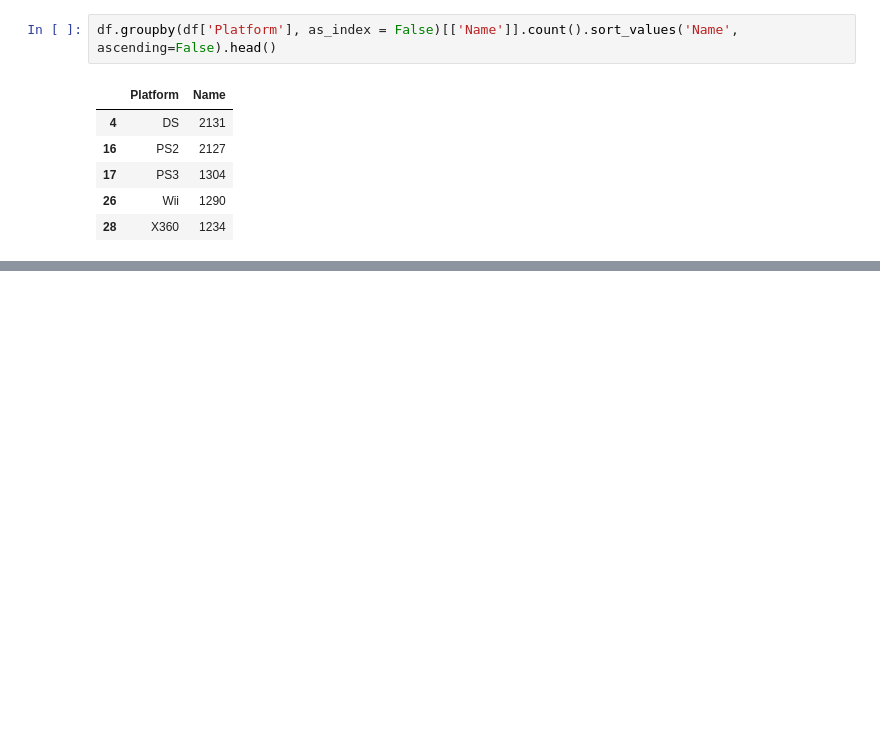
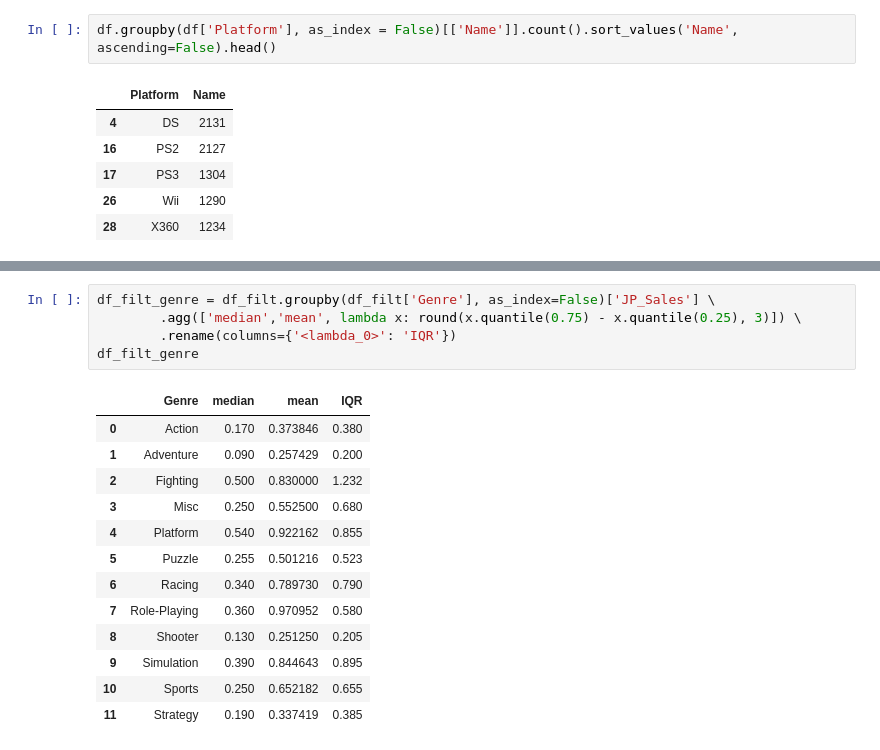
Before and after one commit to olisun-gif/Python, a Jupyter notebook: 1. Игры (games).ipynb, the cells around one changed output, grey strips where cells are left out. Drawn from its saved outputs; the diff is of its cells as text; blank space fills up the shorter version.

```diff
--- a/1. Игры (games).ipynb
+++ b/1. Игры (games).ipynb
@@ -87,0 +125,19 @@ df.groupby(df['Platform'], as_index = False)[['Name']].count().sort_values('Name
+# %%
+df_filt_genre = df_filt.groupby(df_filt['Genre'], as_index=False)['JP_Sales'] \
+        .agg(['median','mean', lambda x: round(x.quantile(0.75) - x.quantile(0.25), 3)]) \
+        .rename(columns={'<lambda_0>': 'IQR'})
+df_filt_genre
+# %% [output]
+|  | Genre | median | mean | IQR |
+| 0 | Action | 0.170 | 0.373846 | 0.380 |
+| 1 | Adventure | 0.090 | 0.257429 | 0.200 |
+| 2 | Fighting | 0.500 | 0.830000 | 1.232 |
+| 3 | Misc | 0.250 | 0.552500 | 0.680 |
+| 4 | Platform | 0.540 | 0.922162 | 0.855 |
+| 5 | Puzzle | 0.255 | 0.501216 | 0.523 |
+| 6 | Racing | 0.340 | 0.789730 | 0.790 |
+| 7 | Role-Playing | 0.360 | 0.970952 | 0.580 |
+| 8 | Shooter | 0.130 | 0.251250 | 0.205 |
+| 9 | Simulation | 0.390 | 0.844643 | 0.895 |
+| 10 | Sports | 0.250 | 0.652182 | 0.655 |
+| 11 | Strategy | 0.190 | 0.337419 | 0.385 |
```
Also changed, not shown: parts of 7 cells of this notebook.
